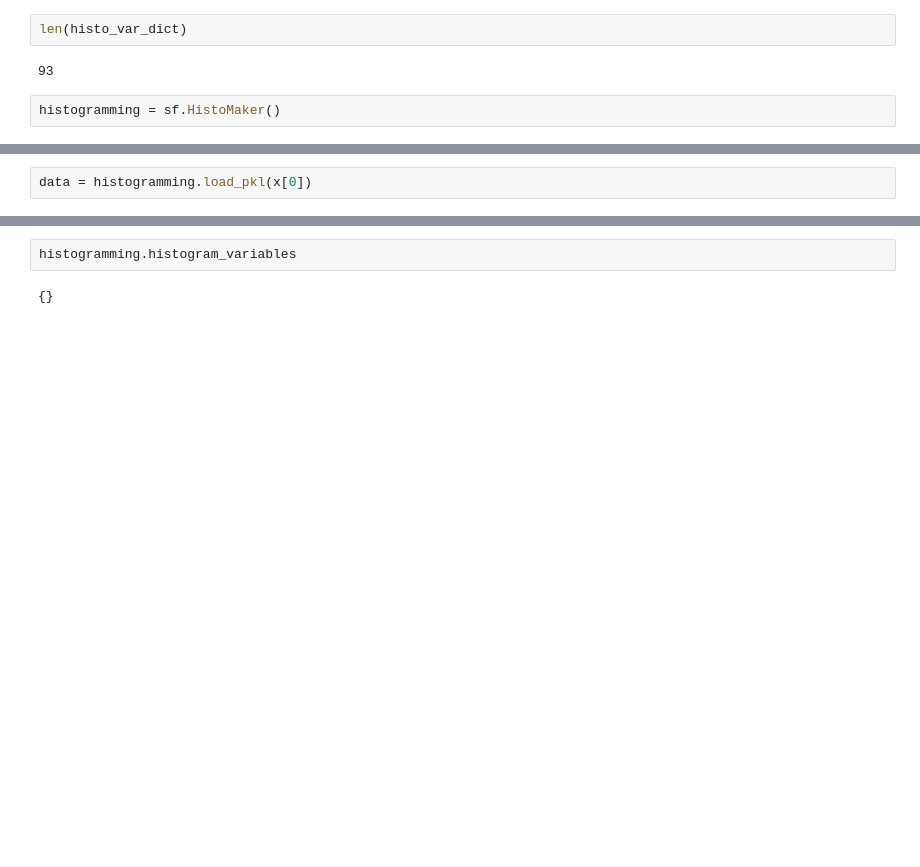
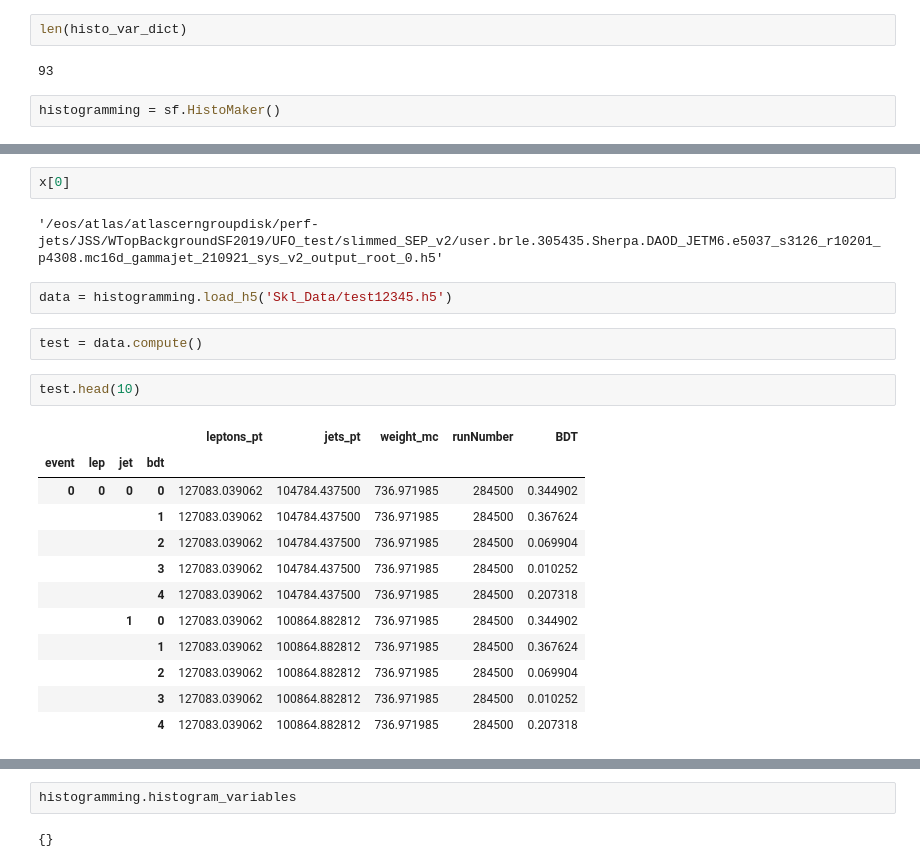
Before and after one commit to MoAly98/Pythium, a Jupyter notebook: Dask_Testing.ipynb, the cells around one changed output, grey strips where cells are left out. Drawn from its saved outputs; the diff is of its cells as text; blank space fills up the shorter version.

```diff
--- a/Dask_Testing.ipynb
+++ b/Dask_Testing.ipynb
@@ -77,2 +72,23 @@ len(x)
+# %%
+x[0]
+# %% [output]
+'/eos/atlas/atlascerngroupdisk/perf-jets/JSS/WTopBackgroundSF2019/UFO_test/slimmed_SEP_v2/user.brle.305435.Sherpa.DAOD_JETM6.e5037_s3126_r10201_p4308.mc16d_gammajet_210921_sys_v2_output_root_0.h5'
 # %%
-data = histogramming.load_pkl(x[0])
+data = histogramming.load_h5('Skl_Data/test12345.h5')
+# %%
+test = data.compute()
+# %%
+test.head(10)
+# %% [output]
+|  |  |  |  | leptons_pt | jets_pt | weight_mc | runNumber | BDT |
+| event | lep | jet | bdt |  |  |  |  |  |
+| 0 | 0 | 0 | 0 | 127083.039062 | 104784.437500 | 736.971985 | 284500 | 0.344902 |
+|  |  |  | 1 | 127083.039062 | 104784.437500 | 736.971985 | 284500 | 0.367624 |
+|  |  |  | 2 | 127083.039062 | 104784.437500 | 736.971985 | 284500 | 0.069904 |
+|  |  |  | 3 | 127083.039062 | 104784.437500 | 736.971985 | 284500 | 0.010252 |
+|  |  |  | 4 | 127083.039062 | 104784.437500 | 736.971985 | 284500 | 0.207318 |
+|  |  | 1 | 0 | 127083.039062 | 100864.882812 | 736.971985 | 284500 | 0.344902 |
+|  |  |  | 1 | 127083.039062 | 100864.882812 | 736.971985 | 284500 | 0.367624 |
+|  |  |  | 2 | 127083.039062 | 100864.882812 | 736.971985 | 284500 | 0.069904 |
+|  |  |  | 3 | 127083.039062 | 100864.882812 | 736.971985 | 284500 | 0.010252 |
+|  |  |  | 4 | 127083.039062 | 100864.882812 | 736.971985 | 284500 | 0.207318 |
```
Also changed, not shown: parts of 38 cells of this notebook, 3 other files.
